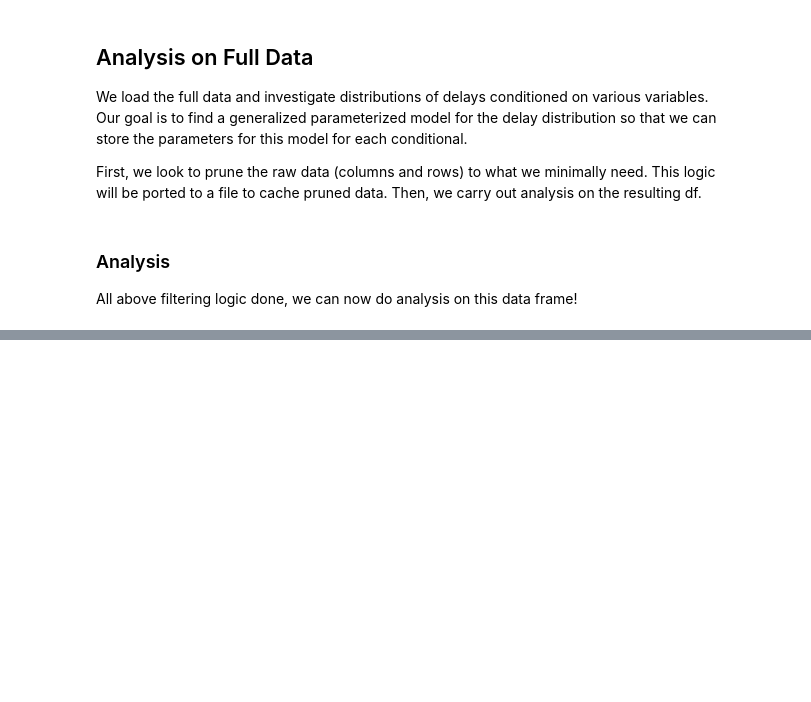
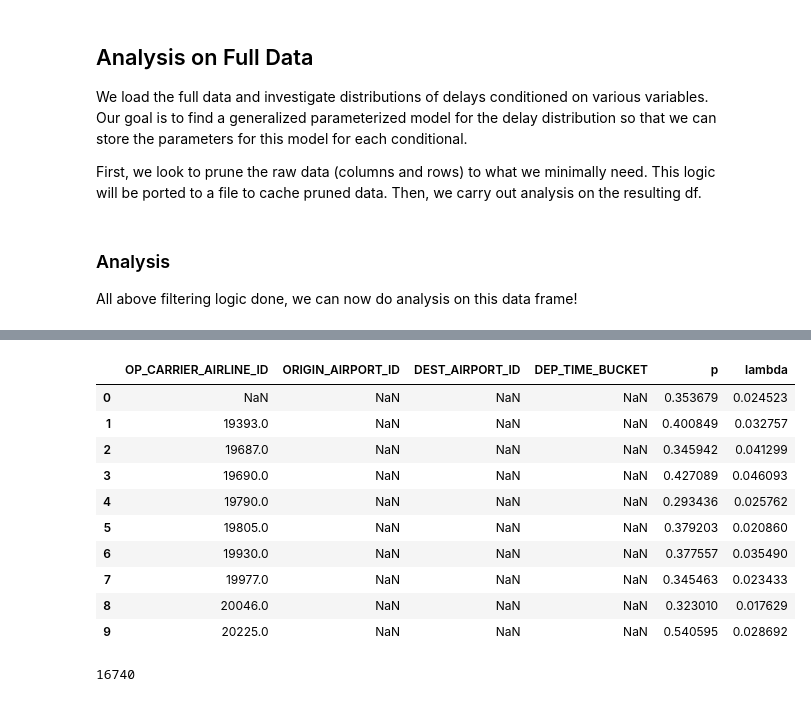
Before and after one commit to SirjanK/FlightAnalysis, a Jupyter notebook: FlightDelayAnalysis.ipynb, the cells around one changed output, grey strips where cells are left out. Saved outputs shown, nothing was run; the diff lists cells and outputs as text; code cells hidden in the pictures; blank space fills up the shorter version.

```diff
--- a/FlightDelayAnalysis.ipynb
+++ b/FlightDelayAnalysis.ipynb
@@ -283,0 +300,17 @@ top_travel_counts
+# %%
+asset_path = "app/backend/assets/model_params.csv"
+# %%
+df = pd.read_csv(asset_path)
+df.head(10)
+# %% [output]
+|  | OP_CARRIER_AIRLINE_ID | ORIGIN_AIRPORT_ID | DEST_AIRPORT_ID | DEP_TIME_BUCKET | p | lambda |
+| 0 | NaN | NaN | NaN | NaN | 0.353679 | 0.024523 |
+| 1 | 19393.0 | NaN | NaN | NaN | 0.400849 | 0.032757 |
+| 2 | 19687.0 | NaN | NaN | NaN | 0.345942 | 0.041299 |
+| 3 | 19690.0 | NaN | NaN | NaN | 0.427089 | 0.046093 |
+| 4 | 19790.0 | NaN | NaN | NaN | 0.293436 | 0.025762 |
+| 5 | 19805.0 | NaN | NaN | NaN | 0.379203 | 0.020860 |
+| 6 | 19930.0 | NaN | NaN | NaN | 0.377557 | 0.035490 |
+| 7 | 19977.0 | NaN | NaN | NaN | 0.345463 | 0.023433 |
+| 8 | 20046.0 | NaN | NaN | NaN | 0.323010 | 0.017629 |
+| 9 | 20225.0 | NaN | NaN | NaN | 0.540595 | 0.028692 |
@@ -283,0 +333,4 @@ top_travel_counts
+# %%
+len(fully_available_df)
+# %% [output]
+16740
```
Also changed, not shown: parts of 20 cells of this notebook, 27 other files.
